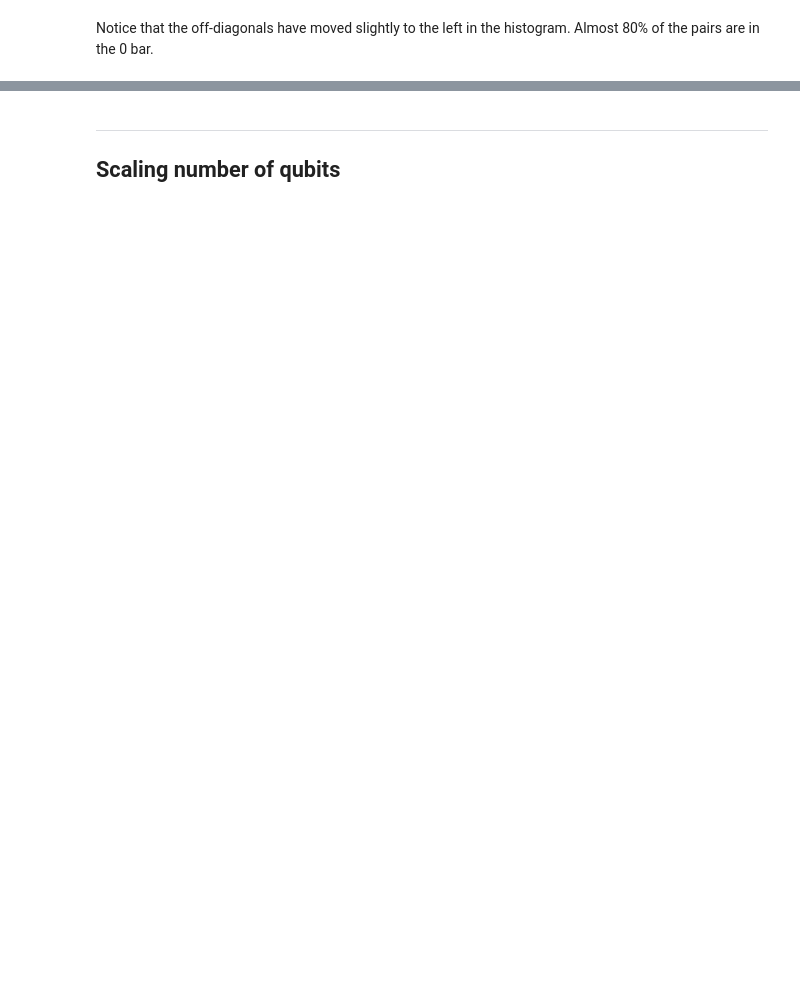
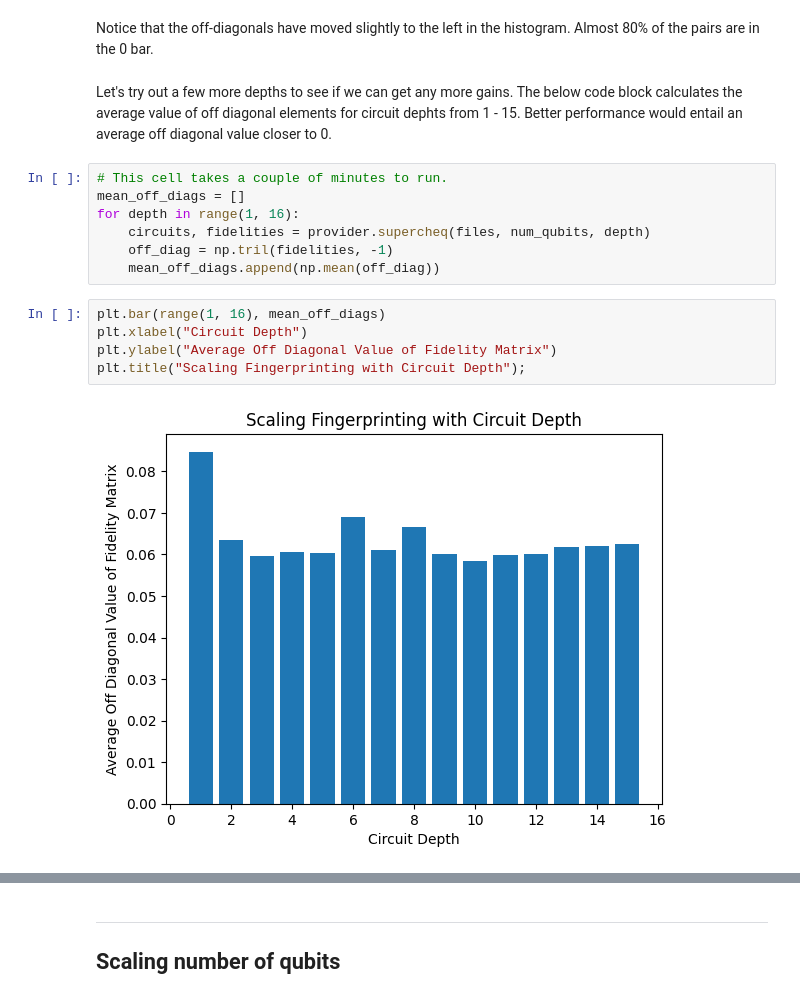
Before and after one commit to Infleqtion/client-superstaq, a Jupyter notebook: examples/SupercheQ.ipynb, the cells around one changed output, grey strips where cells are left out. Cells and saved outputs as stored; diff of their text form; blank space fills up the shorter version.

```diff
--- a/examples/SupercheQ.ipynb
+++ b/examples/SupercheQ.ipynb
@@ -126,2 +126,18 @@ plot_histogram(fidelities)
 # %% [markdown]
 Notice that the off-diagonals have moved slightly to the left in the histogram. Almost 80% of the pairs are in the 0 bar.
+# %% [markdown]
+Let's try out a few more depths to see if we can get any more gains. The below code block calculates the average value of off diagonal elements for circuit dephts from 1 - 15. Better performance would entail an average off diagonal value closer to 0.
+# %%
+# This cell takes a couple of minutes to run.
+mean_off_diags = []
+for depth in range(1, 16):
+    circuits, fidelities = provider.supercheq(files, num_qubits, depth)
+    off_diag = np.tril(fidelities, -1)
+    mean_off_diags.append(np.mean(off_diag))
+# %%
+plt.bar(range(1, 16), mean_off_diags)
+plt.xlabel("Circuit Depth")
+plt.ylabel("Average Off Diagonal Value of Fidelity Matrix")
+plt.title("Scaling Fingerprinting with Circuit Depth");
+# %% [output]
+[figure, added]
```
Also changed, not shown: parts of 16 cells of this notebook.
